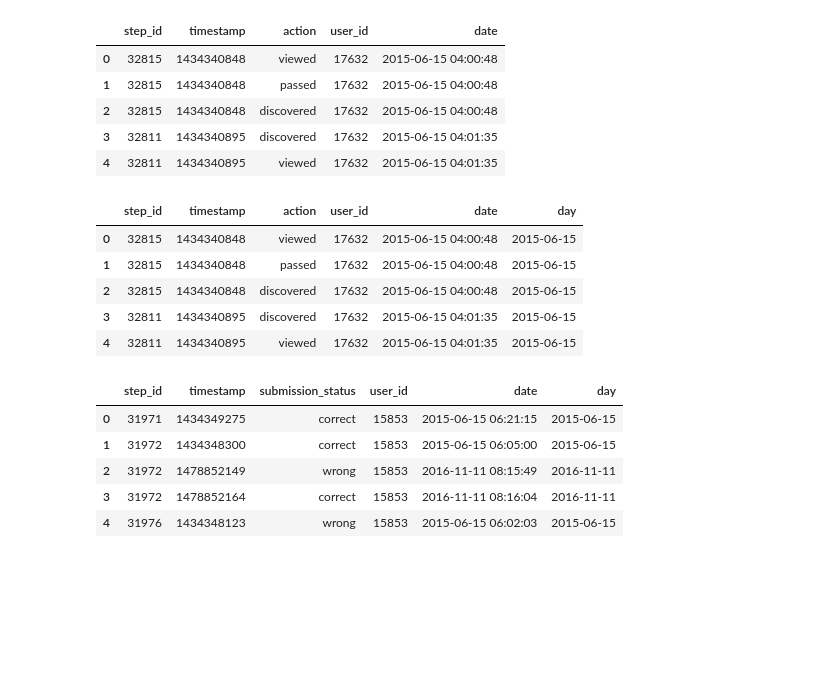
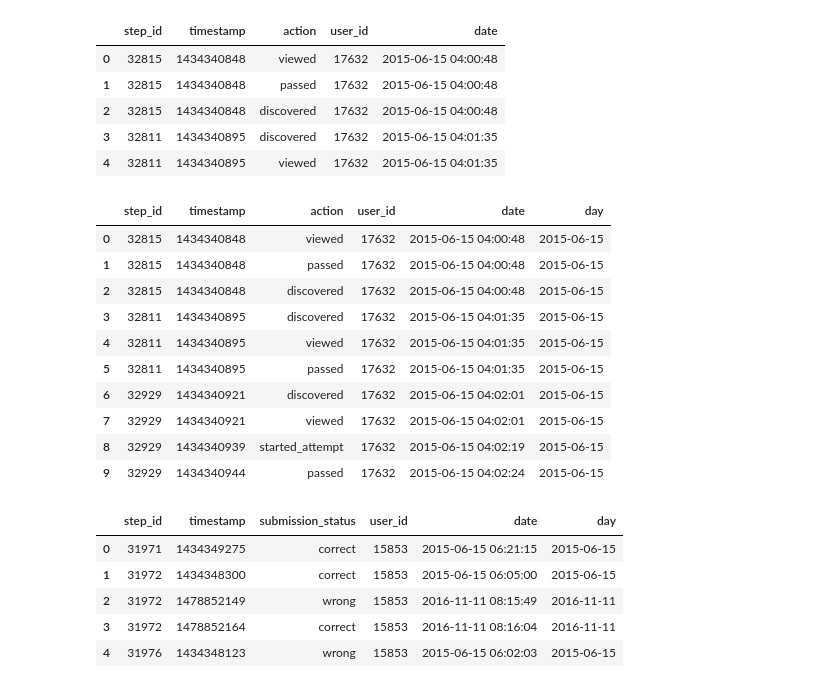
Before and after one commit to PigStep/Stepic-R-course-analitycs, a Jupyter notebook: main/main.ipynb, the cells around one changed output. Saved outputs shown, nothing was run; the diff lists cells and outputs as text; code cells hidden in the pictures; blank space fills up the shorter version.

```diff
--- a/main/main.ipynb
+++ b/main/main.ipynb
@@ -43,14 +43,19 @@ events_data.head()
 | 4 | 32811 | 1434340895 | viewed | 17632 | 2015-06-15 04:01:35 |
 # %%
 events_data['day']=events_data['date'].dt.date
-events_data.head()
+events_data.head(10)
 # %% [output]
 |  | step_id | timestamp | action | user_id | date | day |
 | 0 | 32815 | 1434340848 | viewed | 17632 | 2015-06-15 04:00:48 | 2015-06-15 |
 | 1 | 32815 | 1434340848 | passed | 17632 | 2015-06-15 04:00:48 | 2015-06-15 |
 | 2 | 32815 | 1434340848 | discovered | 17632 | 2015-06-15 04:00:48 | 2015-06-15 |
 | 3 | 32811 | 1434340895 | discovered | 17632 | 2015-06-15 04:01:35 | 2015-06-15 |
 | 4 | 32811 | 1434340895 | viewed | 17632 | 2015-06-15 04:01:35 | 2015-06-15 |
+| 5 | 32811 | 1434340895 | passed | 17632 | 2015-06-15 04:01:35 | 2015-06-15 |
+| 6 | 32929 | 1434340921 | discovered | 17632 | 2015-06-15 04:02:01 | 2015-06-15 |
+| 7 | 32929 | 1434340921 | viewed | 17632 | 2015-06-15 04:02:01 | 2015-06-15 |
+| 8 | 32929 | 1434340939 | started_attempt | 17632 | 2015-06-15 04:02:19 | 2015-06-15 |
+| 9 | 32929 | 1434340944 | passed | 17632 | 2015-06-15 04:02:24 | 2015-06-15 |
 # %%
 submissions["date"] = pd.to_datetime(submissions['timestamp'],unit="s")
 submissions["day"] = submissions["date"].dt.date
```
Also changed, not shown: parts of 3 cells of this notebook.
